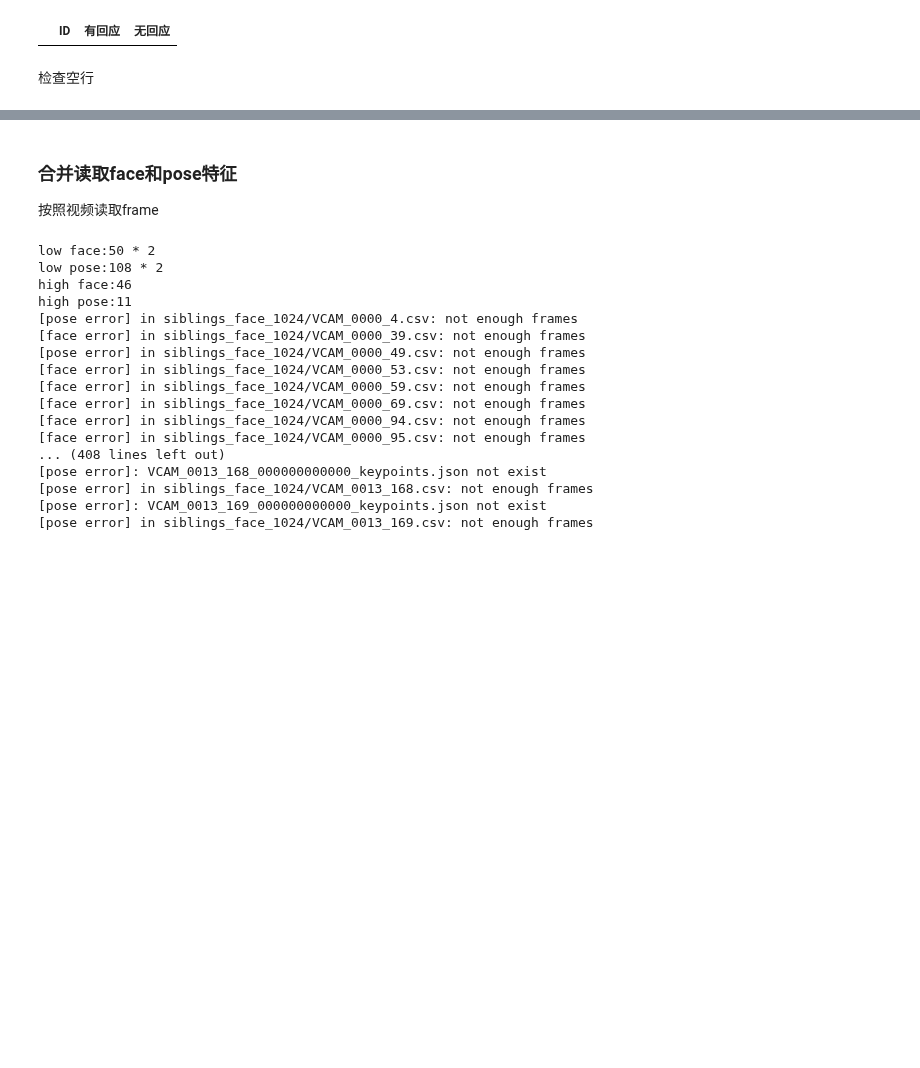
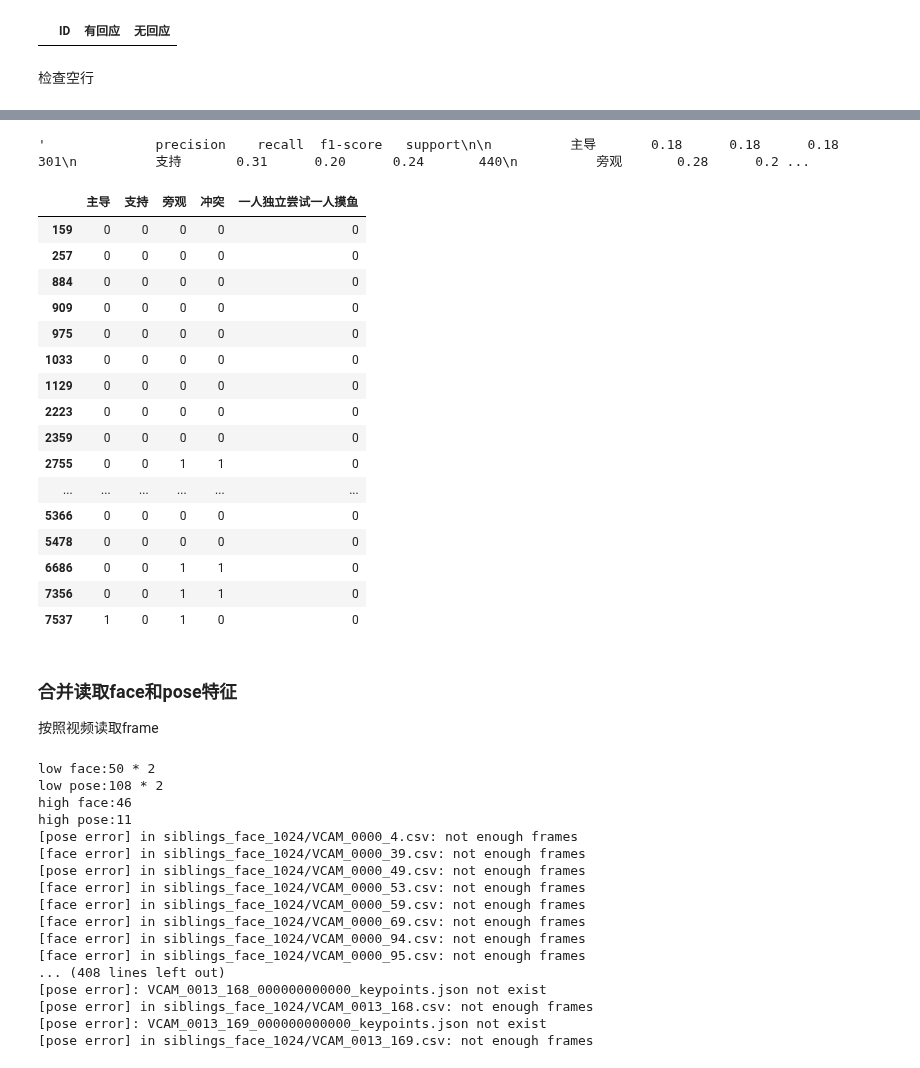
Before and after one commit to AnsonLo11/siblingsDatasetBaseline, a Jupyter notebook: data_preprocess.ipynb, the cells around one changed output, grey strips where cells are left out. Saved outputs shown, nothing was run; the diff lists cells and outputs as text; code cells hidden in the pictures; blank space fills up the shorter version.

Commit message:
all test,fix bug 空行

```diff
--- a/data_preprocess.ipynb
+++ b/data_preprocess.ipynb
@@ -114,0 +100,13 @@ Index: []
+# %%
+label1_num = label1.drop(['ID'],axis=1)
+label4_num = label4.drop(['ID'],axis=1)
+label3_num = label3.drop(['ID'],axis=1)
+
+null_1 = label1_num.loc[(label1_num.sum(axis=1)!=1)]
+null_3 = label3_num.loc[(label3_num.sum(axis=1)!=1)]
+null_4 = label4_num.loc[(label4_num.sum(axis=1)!=1)]
+
+print(null_1)
+# print(label2.loc[(label2==0).all(axis=1)])
+print(null_3)
+print(null_4)
@@ -115,3 +153,34 @@ Index: []
+# %%
+# 创建随机预测器
+random_predictor = DummyClassifier(strategy='uniform', random_state=42)
+
+# 拟合模型
+random_predictor.fit(X_train, y4_train)
+# 在测试集上进行预测
+y_pred = random_predictor.predict(X_test)
+classification_report(y4_test, y_pred, target_names=target[2], zero_division=0)
+# %% [output]
+'              precision    recall  f1-score   support\n\n          主导       0.18      0.18      0.18       301\n          支持       0.31      0.20      0.24       440\n          旁观       0.28      0.2 ...
+# %%
+null_4
+# %% [output]
+|  | 主导 | 支持 | 旁观 | 冲突 | 一人独立尝试一人摸鱼 |
+| 159 | 0 | 0 | 0 | 0 | 0 |
+| 257 | 0 | 0 | 0 | 0 | 0 |
+| 884 | 0 | 0 | 0 | 0 | 0 |
+| 909 | 0 | 0 | 0 | 0 | 0 |
+| 975 | 0 | 0 | 0 | 0 | 0 |
+| 1033 | 0 | 0 | 0 | 0 | 0 |
+| 1129 | 0 | 0 | 0 | 0 | 0 |
+| 2223 | 0 | 0 | 0 | 0 | 0 |
+| 2359 | 0 | 0 | 0 | 0 | 0 |
+| 2755 | 0 | 0 | 1 | 1 | 0 |
+| ... | ... | ... | ... | ... | ... |
+| 5366 | 0 | 0 | 0 | 0 | 0 |
+| 5478 | 0 | 0 | 0 | 0 | 0 |
+| 6686 | 0 | 0 | 1 | 1 | 0 |
+| 7356 | 0 | 0 | 1 | 1 | 0 |
+| 7537 | 1 | 0 | 1 | 0 | 0 |
 # %% [markdown]
 ### 合并读取face和pose特征
 按照视频读取frame
```
Also changed, not shown: parts of 3 cells of this notebook, 1 other file.
